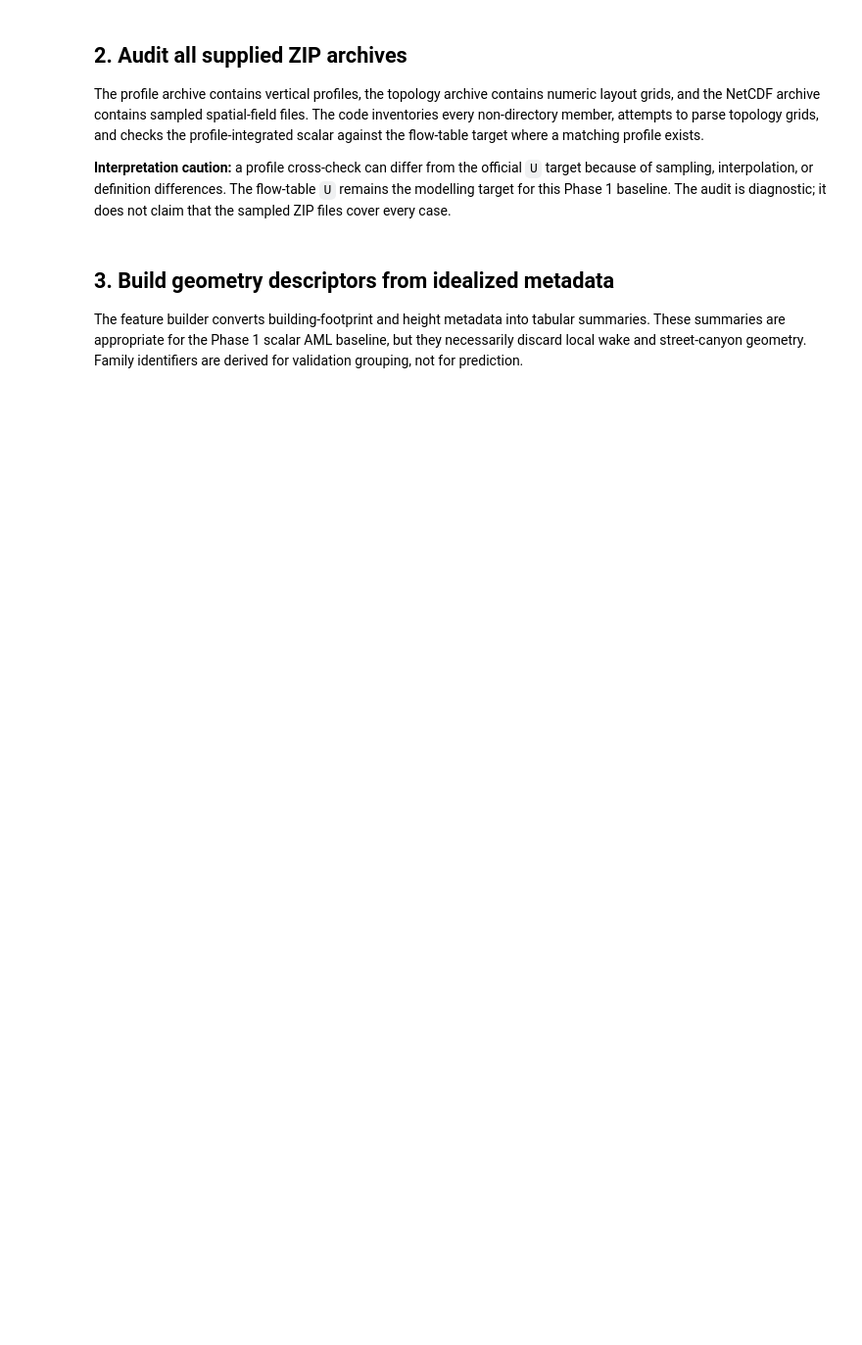
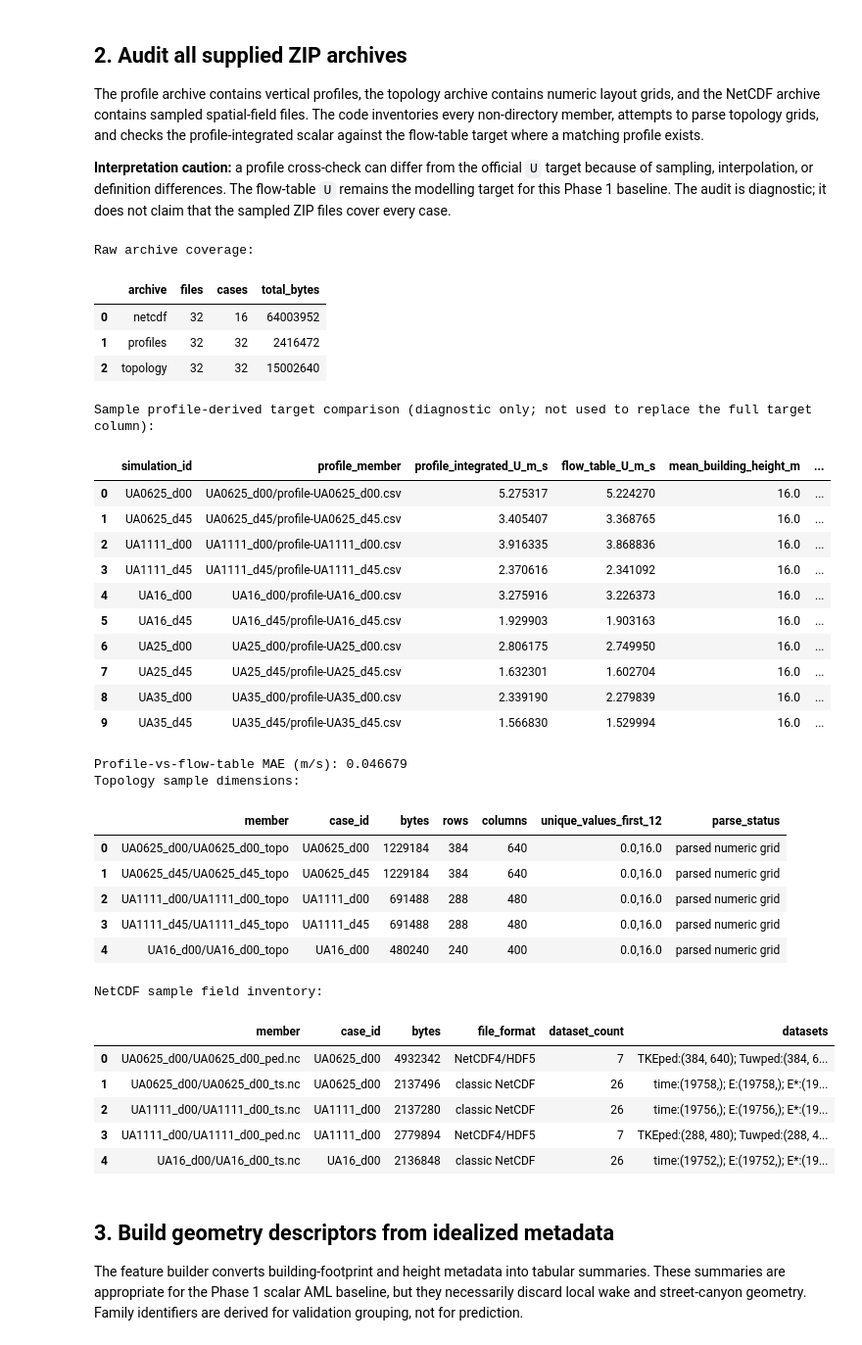
Before and after one commit to aarya-sr/T006-urban-microclimate-modelling, a Jupyter notebook: Machine Learning Pipeline/ML_01_dataset_understanding_data_dictionary.ipynb, the cells around one changed output. Shown at 98% size. Cells and saved outputs as stored; diff of their text form; code cells hidden in the pictures; blank space fills up the shorter version.

```diff
--- a/Machine Learning Pipeline/ML_01_dataset_understanding_data_dictionary.ipynb
+++ b/Machine Learning Pipeline/ML_01_dataset_understanding_data_dictionary.ipynb
@@ -96,7 +113,7 @@ with zipfile.ZipFile(archive_specs["profiles"]) as zf:
                 inside = (z_values > 0) & (z_values < h_mean)
                 z_integral = np.concatenate(([0.0], z_values[inside], [h_mean]))
                 u_integral = np.concatenate(([np.interp(0.0, z_values, u_values)], u_values[inside], [np.interp(h_mean, z_values, u_values)]))
-                profile_mean_u = float(np.trapz(u_integral, z_integral) / h_mean)
+                profile_mean_u = float(np.trapezoid(u_integral, z_integral) / h_mean)
                 profile_crosscheck_rows.append({
                     "simulation_id": case_id,
                     "profile_member": member,
@@ -147,33 +164,66 @@ with zipfile.ZipFile(archive_specs["netcdf"]) as zf:
                     for name, variable in ncfile.variables.items():
                         variable_names.append(name)
                         variable_shapes.append(f"{name}:{tuple(variable.shape)}")
                 file_format = "classic NetCDF"
             except Exception as exc:
                 file_format = f"unreadable: {type(exc).__name__}"
         netcdf_rows.append({"member": member, "case_id": case_id, "bytes": len(raw), "file_format": file_format, "dataset_count": len(variable_names), "datasets": "; ".join(variable_shapes[:30])})
 
 archive_manifest = pd.DataFrame(archive_rows)
 profile_crosscheck = pd.DataFrame(profile_crosscheck_rows)
 topology_manifest = pd.DataFrame(topology_rows)
 netcdf_manifest = pd.DataFrame(netcdf_rows)
 
 archive_manifest.to_csv(DATA_PROCESSED / "raw_archive_manifest.csv", index=False)
 profile_crosscheck.to_csv(DATA_PROCESSED / "profile_target_crosscheck.csv", index=False)
 topology_manifest.to_csv(DATA_PROCESSED / "topology_archive_manifest.csv", index=False)
 netcdf_manifest.to_csv(DATA_PROCESSED / "netcdf_archive_manifest.csv", index=False)
 
 print("Raw archive coverage:")
 display(archive_manifest.groupby("archive").agg(files=("member", "count"), cases=("case_id", "nunique"), total_bytes=("bytes", "sum")).reset_index())
 print("Sample profile-derived target comparison (diagnostic only; not used to replace the full target column):")
 if len(profile_crosscheck):
     display(profile_crosscheck.head(10))
     print("Profile-vs-flow-table MAE (m/s):", round(profile_crosscheck["absolute_difference_m_s"].mean(), 6))
 else:
     print("No readable profile/flow target pairs were found.")
 print("Topology sample dimensions:")
 display(topology_manifest.head())
 print("NetCDF sample field inventory:")
 display(netcdf_manifest.head())
+# %% [output]
+Raw archive coverage:
+|  | archive | files | cases | total_bytes |
+| 0 | netcdf | 32 | 16 | 64003952 |
+| 1 | profiles | 32 | 32 | 2416472 |
+| 2 | topology | 32 | 32 | 15002640 |
+Sample profile-derived target comparison (diagnostic only; not used to replace the full target column):
+|  | simulation_id | profile_member | profile_integrated_U_m_s | flow_table_U_m_s | mean_building_height_m | ... |
+| 0 | UA0625_d00 | UA0625_d00/profile-UA0625_d00.csv | 5.275317 | 5.224270 | 16.0 | ... |
+| 1 | UA0625_d45 | UA0625_d45/profile-UA0625_d45.csv | 3.405407 | 3.368765 | 16.0 | ... |
+| 2 | UA1111_d00 | UA1111_d00/profile-UA1111_d00.csv | 3.916335 | 3.868836 | 16.0 | ... |
+| 3 | UA1111_d45 | UA1111_d45/profile-UA1111_d45.csv | 2.370616 | 2.341092 | 16.0 | ... |
+| 4 | UA16_d00 | UA16_d00/profile-UA16_d00.csv | 3.275916 | 3.226373 | 16.0 | ... |
+| 5 | UA16_d45 | UA16_d45/profile-UA16_d45.csv | 1.929903 | 1.903163 | 16.0 | ... |
+| 6 | UA25_d00 | UA25_d00/profile-UA25_d00.csv | 2.806175 | 2.749950 | 16.0 | ... |
+| 7 | UA25_d45 | UA25_d45/profile-UA25_d45.csv | 1.632301 | 1.602704 | 16.0 | ... |
+| 8 | UA35_d00 | UA35_d00/profile-UA35_d00.csv | 2.339190 | 2.279839 | 16.0 | ... |
+| 9 | UA35_d45 | UA35_d45/profile-UA35_d45.csv | 1.566830 | 1.529994 | 16.0 | ... |
+Profile-vs-flow-table MAE (m/s): 0.046679
+Topology sample dimensions:
+|  | member | case_id | bytes | rows | columns | unique_values_first_12 | parse_status |
+| 0 | UA0625_d00/UA0625_d00_topo | UA0625_d00 | 1229184 | 384 | 640 | 0.0,16.0 | parsed numeric grid |
+| 1 | UA0625_d45/UA0625_d45_topo | UA0625_d45 | 1229184 | 384 | 640 | 0.0,16.0 | parsed numeric grid |
+| 2 | UA1111_d00/UA1111_d00_topo | UA1111_d00 | 691488 | 288 | 480 | 0.0,16.0 | parsed numeric grid |
+| 3 | UA1111_d45/UA1111_d45_topo | UA1111_d45 | 691488 | 288 | 480 | 0.0,16.0 | parsed numeric grid |
+| 4 | UA16_d00/UA16_d00_topo | UA16_d00 | 480240 | 240 | 400 | 0.0,16.0 | parsed numeric grid |
+NetCDF sample field inventory:
+|  | member | case_id | bytes | file_format | dataset_count | datasets |
+| 0 | UA0625_d00/UA0625_d00_ped.nc | UA0625_d00 | 4932342 | NetCDF4/HDF5 | 7 | TKEped:(384, 640); Tuwped:(384, 6... |
+| 1 | UA0625_d00/UA0625_d00_ts.nc | UA0625_d00 | 2137496 | classic NetCDF | 26 | time:(19758,); E:(19758,); E*:(19... |
+| 2 | UA1111_d00/UA1111_d00_ts.nc | UA1111_d00 | 2137280 | classic NetCDF | 26 | time:(19756,); E:(19756,); E*:(19... |
+| 3 | UA1111_d00/UA1111_d00_ped.nc | UA1111_d00 | 2779894 | NetCDF4/HDF5 | 7 | TKEped:(288, 480); Tuwped:(288, 4... |
+| 4 | UA16_d00/UA16_d00_ts.nc | UA16_d00 | 2136848 | classic NetCDF | 26 | time:(19752,); E:(19752,); E*:(19... |
 # %% [markdown]
 ## 3. Build geometry descriptors from idealized metadata
 
```
Also changed, not shown: parts of 5 cells of this notebook, 4 other files.
